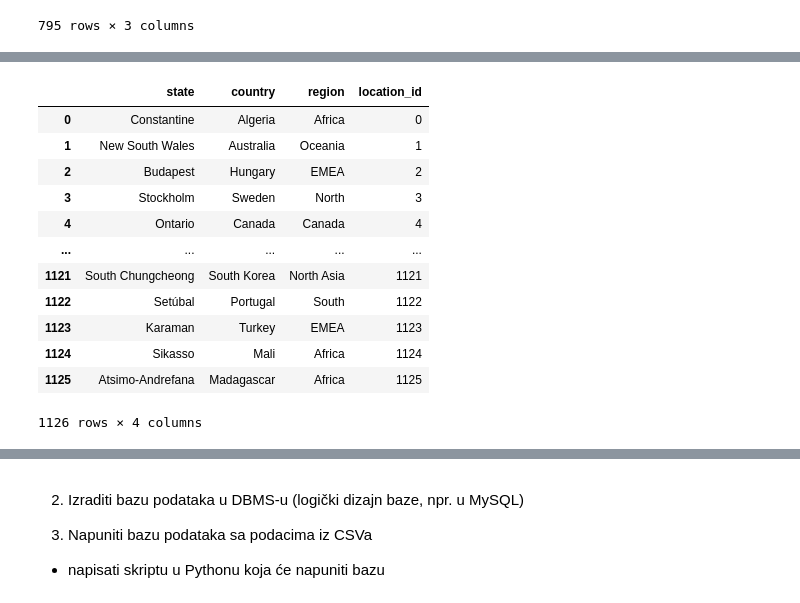
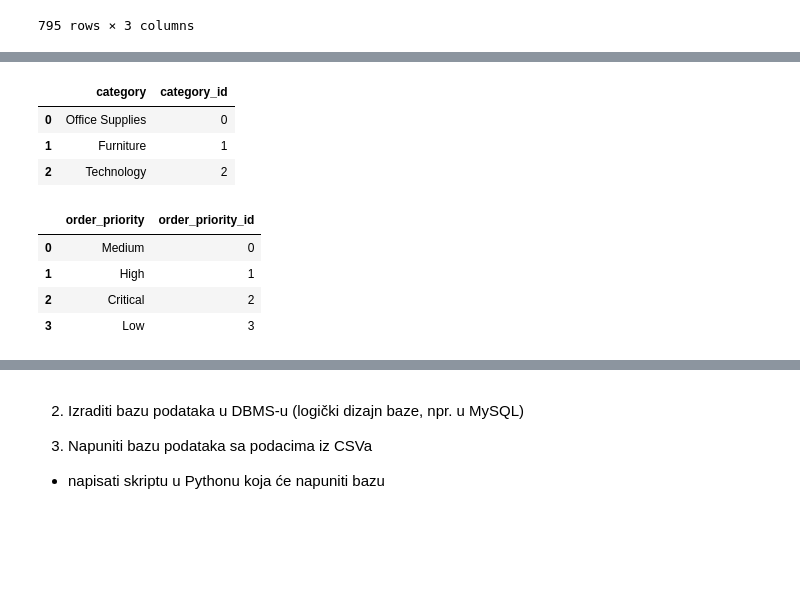
Before and after one commit to thomassiard/SPI-Projekt, a Jupyter notebook: superstore.ipynb, the cells around one changed output, grey strips where cells are left out. Saved outputs shown, nothing was run; the diff lists cells and outputs as text; code cells hidden in the pictures; blank space fills up the shorter version.

```diff
--- a/superstore.ipynb
+++ b/superstore.ipynb
@@ -188,0 +172,11 @@ order
+# %%
+df[['region_id']] = df[['region']].apply(lambda x: pd.factorize(x)[0])
+df[['state_id']] = df[['state']].apply(lambda x: pd.factorize(x)[0])
+df[['customer_id']] = df[['customer_name']].apply(lambda x: pd.factorize(x)[0])
+df['product_id'] = df[['product_id']].apply(lambda x: pd.factorize(x)[0])
+df[['order_priority_id']] = df[['order_priority']].apply(lambda x: pd.factorize(x)[0])
+df[['ship_mode_id']] = df[['ship_mode']].apply(lambda x: pd.factorize(x)[0])
+df['country_id'] = df['country']
+df['sub_category_id'] = df['sub_category']
+df['category_id'] = df['category']
+df['sub_category_name'] = df['sub_category']
@@ -207,19 +314,20 @@ customer_df
+# %%
+category_df = df[['category', 'category_id']].drop_duplicates().reset_index(drop=True)
+category_df['category_id'] = category_df.index
+category_df
+# %% [output]
+|  | category | category_id |
+| 0 | Office Supplies | 0 |
+| 1 | Furniture | 1 |
+| 2 | Technology | 2 |
 # %%
-location_df = df[['state', 'country', 'region']].drop_duplicates().reset_index(drop=True)
-location_df['location_id'] = location_df.index
-location_df
+order_priority_df = df[['order_priority']].drop_duplicates().reset_index(drop=True)
+order_priority_df['order_priority_id'] = order_priority_df.index
+order_priority_df
 # %% [output]
-|  | state | country | region | location_id |
-| 0 | Constantine | Algeria | Africa | 0 |
-| 1 | New South Wales | Australia | Oceania | 1 |
-| 2 | Budapest | Hungary | EMEA | 2 |
-| 3 | Stockholm | Sweden | North | 3 |
-| 4 | Ontario | Canada | Canada | 4 |
-| ... | ... | ... | ... | ... |
-| 1121 | South Chungcheong | South Korea | North Asia | 1121 |
-| 1122 | Setúbal | Portugal | South | 1122 |
-| 1123 | Karaman | Turkey | EMEA | 1123 |
-| 1124 | Sikasso | Mali | Africa | 1124 |
-| 1125 | Atsimo-Andrefana | Madagascar | Africa | 1125 |
+|  | order_priority | order_priority_id |
+| 0 | Medium | 0 |
+| 1 | High | 1 |
+| 2 | Critical | 2 |
+| 3 | Low | 3 |
-1126 rows × 4 columns
 # %%
```
Also changed, not shown: parts of 13 cells of this notebook, 12 other files.
